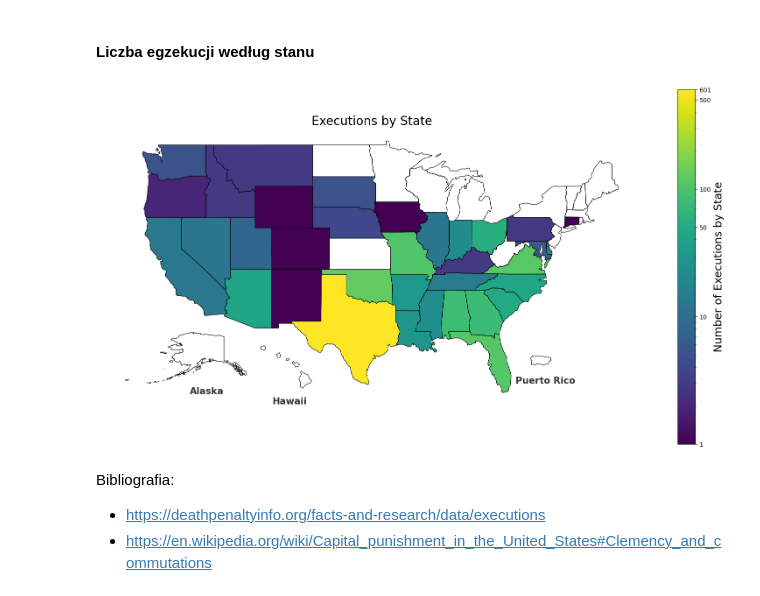
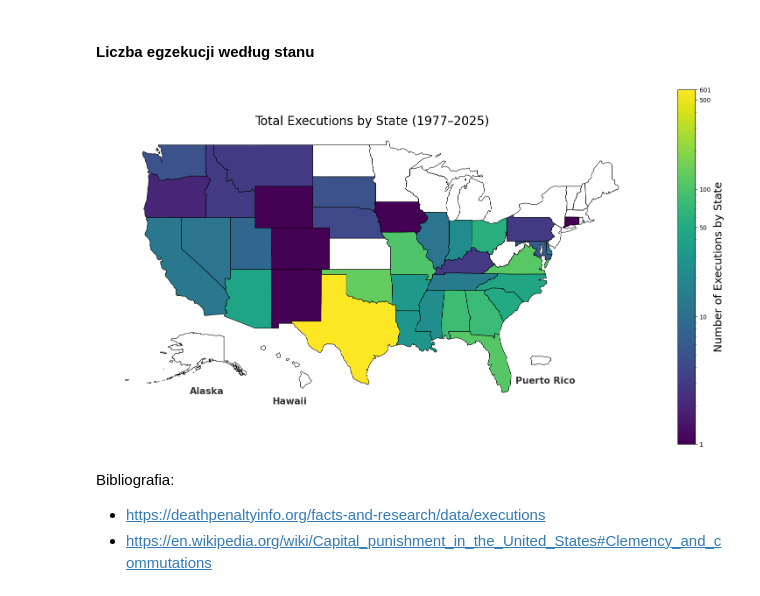
Before and after one commit to Clwmm/Projekt_Wizualizacje_2025, a Jupyter notebook: notebook.ipynb, the cells around one changed output. Drawn from its saved outputs; the diff is of its cells as text; code cells hidden in the pictures.

```diff
--- a/notebook.ipynb
+++ b/notebook.ipynb
@@ -294,35 +294,35 @@ plot = states_adjusted_1.plot(
 # 5. Add colorbar with appropriate ticks and labels
 sm = plt.cm.ScalarMappable(cmap='viridis', norm=log_norm)
 sm._A = []  # Dummy array for colorbar
 cbar = fig.colorbar(sm, ax=ax, shrink=0.7)
 cbar.set_label("Number of Executions by State", fontsize=18)
 
 # Log spaced ticks, adjusted for your data range
 log_ticks = [vmin, 1, 10, 50, 100, 500, vmax]
 cbar.set_ticks(log_ticks)
 cbar.set_ticklabels([str(tick) for tick in log_ticks])
 
 # Calculate bounds of all states combined
 bounds = states_adjusted_1.total_bounds  # returns [minx, miny, maxx, maxy]
 alaska_text_x = ((bounds[0] + bounds[2]) / 2) - 20
 alaska_text_y = ((bounds[1] + bounds[3]) / 2) - 12
 hawaii_text_x = ((bounds[0] + bounds[2]) / 2) - 10
 hawaii_text_y = ((bounds[1] + bounds[3]) / 2) - 13
 pr_text_x = ((bounds[0] + bounds[2]) / 2) + 21
 pr_text_y = ((bounds[1] + bounds[3]) / 2) - 11
 
 ax.text(alaska_text_x, alaska_text_y, 'Alaska', fontsize=15, fontweight='bold', ha='center', va='center', alpha=0.8, color='black')
 
 ax.text(hawaii_text_x, hawaii_text_y, 'Hawaii', fontsize=15, fontweight='bold', ha='center', va='center', alpha=0.8, color='black')
 
 ax.text(pr_text_x, pr_text_y, 'Puerto Rico', fontsize=15, fontweight='bold', ha='center', va='center', alpha=0.8, color='black')
 
 # Final touches
-ax.set_title('Executions by State', fontsize=20)
+ax.set_title('Total Executions by State (1977–2025)', fontsize=20)
 ax.set_axis_off()
 plt.show()
 # %% [output]
-[figure, old version]
+[figure, new version]
 # %% [markdown]
 Bibliografia:
 * https://deathpenaltyinfo.org/facts-and-research/data/executions
```
Also changed, not shown: parts of 4 cells of this notebook.
